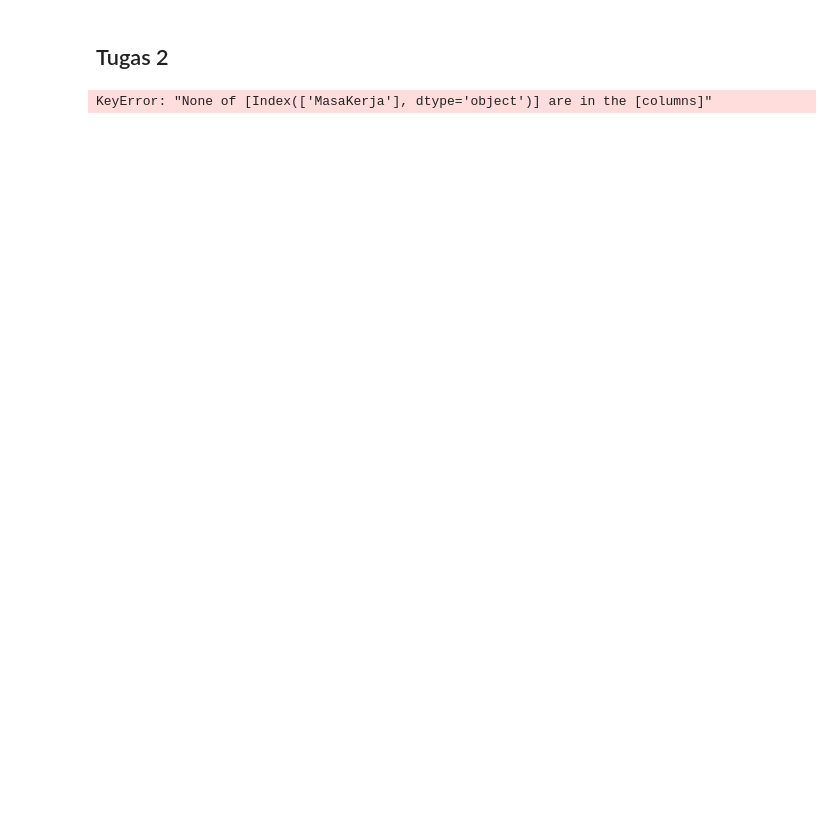
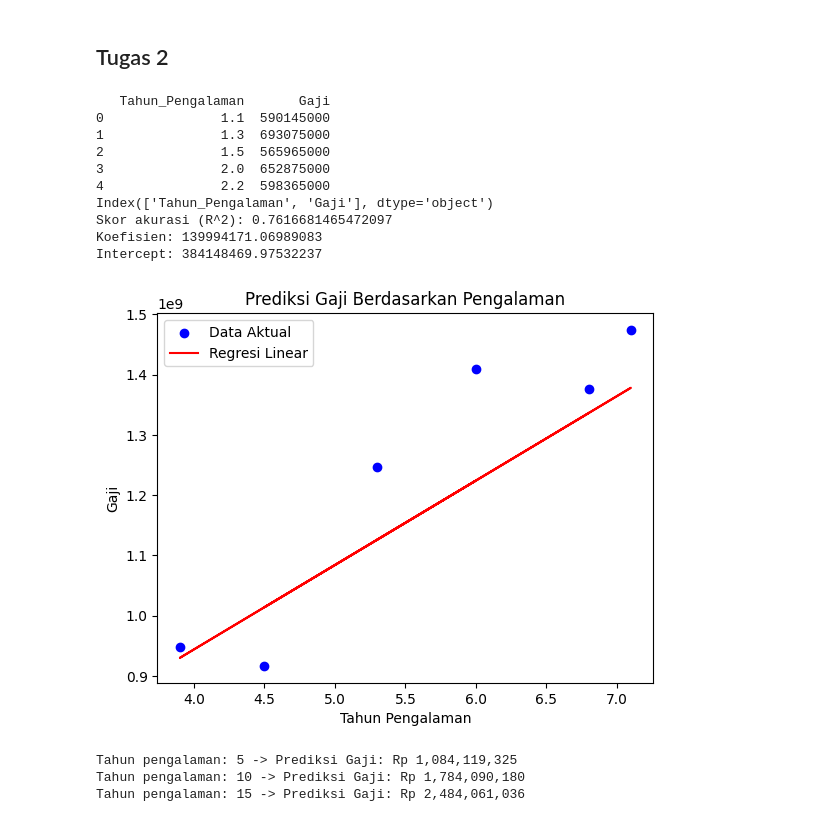
Before and after one commit to cantika-alff/2025_PBO_TI1B, a Jupyter notebook: Jobsheet_AI8.ipynb, the cells around one changed output. Cells and saved outputs as stored; diff of their text form; code cells hidden in the pictures; blank space fills up the shorter version.

```diff
--- a/Jobsheet_AI8.ipynb
+++ b/Jobsheet_AI8.ipynb
@@ -281,5 +374,60 @@ df = pd.read_csv("Data_Gaji.csv")
-# %%
-X = df[['MasaKerja']]  # ubah nama kolom jika berbeda
-y = df['Gaji']
-# %% [output]
-KeyError: "None of [Index(['MasaKerja'], dtype='object')] are in the [columns]"
+# %%
+import pandas as pd
+
+# Membaca dataset dengan delimiter ;
+df = pd.read_csv('Data_Gaji.csv', delimiter=';')
+
+# Cek isi dan kolom
+print(df.head())
+print(df.columns)
+
+# Misalkan kolom yang digunakan: Tahun_Pengalaman dan Gaji
+X = df[['Tahun_Pengalaman']]
+y = df['Gaji']
+
+from sklearn.linear_model import LinearRegression
+from sklearn.model_selection import train_test_split
+import matplotlib.pyplot as plt
+
+# Membagi data
+X_train, X_test, y_train, y_test = train_test_split(X, y, test_size=0.2, random_state=1)
+
+# Melatih model
+model = LinearRegression()
+model.fit(X_train, y_train)
+
+# Evaluasi model
+print("Skor akurasi (R^2):", model.score(X_test, y_test))
+print("Koefisien:", model.coef_[0])
+print("Intercept:", model.intercept_)
+
+# Visualisasi
+plt.scatter(X_test, y_test, color='blue', label='Data Aktual')
+plt.plot(X_test, model.predict(X_test), color='red', label='Regresi Linear')
+plt.xlabel('Tahun Pengalaman')
+plt.ylabel('Gaji')
+plt.title('Prediksi Gaji Berdasarkan Pengalaman')
+plt.legend()
+plt.show()
+
+# Contoh prediksi gaji
+tahun_baru = [[5], [10], [15]]
+gaji_prediksi = model.predict(tahun_baru)
+
+for i, tahun in enumerate(tahun_baru):
+    print(f"Tahun pengalaman: {tahun[0]} -> Prediksi Gaji: Rp {int(gaji_prediksi[i]):,}")
+# %% [output]
+   Tahun_Pengalaman       Gaji
+0               1.1  590145000
+1               1.3  693075000
+2               1.5  565965000
+3               2.0  652875000
+4               2.2  598365000
+Index(['Tahun_Pengalaman', 'Gaji'], dtype='object')
+Skor akurasi (R^2): 0.7616681465472097
+Koefisien: 139994171.06989083
+Intercept: 384148469.97532237
+[figure, added]
+Tahun pengalaman: 5 -> Prediksi Gaji: Rp 1,084,119,325
+Tahun pengalaman: 10 -> Prediksi Gaji: Rp 1,784,090,180
+Tahun pengalaman: 15 -> Prediksi Gaji: Rp 2,484,061,036
```
Also changed, not shown: parts of 5 cells of this notebook.
